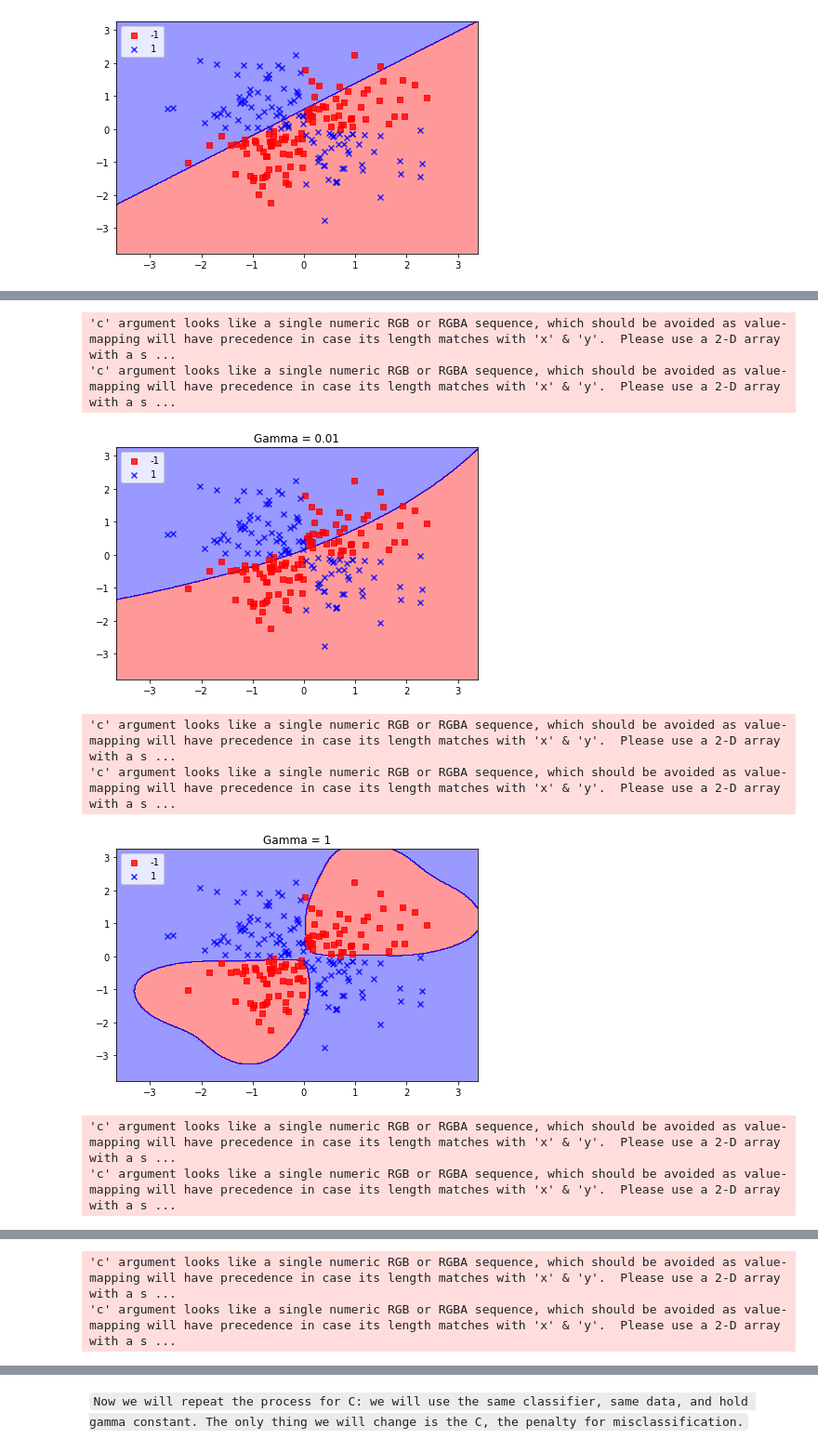
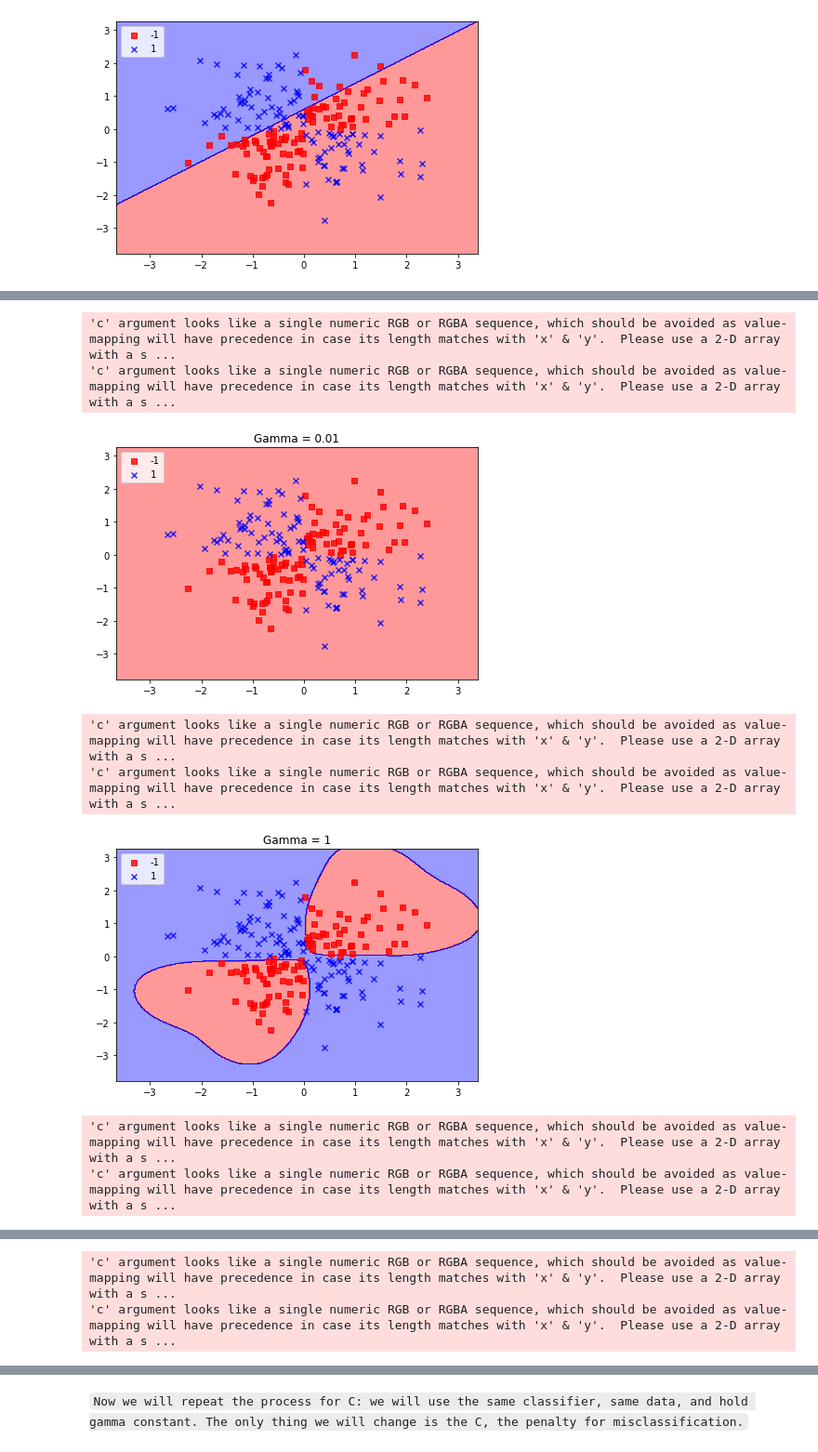
Before and after one commit to Mohamed209/machine-learning-course, a Jupyter notebook: Chapter_4_supervised_learning/3_support-vector-machine/2_example_with_python_code/SVM_parameters_tuning.ipynb, the cells around one changed output, grey strips where cells are left out. Shown at 93% size. Cells and saved outputs as stored; diff of their text form; code cells hidden in the pictures.

```diff
--- a/Chapter_4_supervised_learning/3_support-vector-machine/2_example_with_python_code/SVM_parameters_tuning.ipynb
+++ b/Chapter_4_supervised_learning/3_support-vector-machine/2_example_with_python_code/SVM_parameters_tuning.ipynb
@@ -101,7 +102,7 @@ plt.show()
 <img src='../../../images/rbf.png'>
 # %%
 # Create a SVC classifier using an RBF kernel
-svm = SVC(kernel='rbf', random_state=0, gamma=.01, C=1)
+svm = SVC(kernel='rbf', random_state=0, gamma=.000001, C=1)
 # Train the classifier
 svm.fit(X_xor, y_xor)
 
@@ -120,34 +121,34 @@ svm.fit(X_xor, y_xor)
 plot_decision_regions(X_xor, y_xor, classifier=svm)
 plt.legend(loc='upper left')
 plt.tight_layout()
 plt.title('Gamma = 1')
 plt.show()
 # Create a SVC classifier using an RBF kernel
 svm = SVC(kernel='rbf', random_state=0, gamma=10, C=1)
 # Train the classifier
 svm.fit(X_xor, y_xor)
 
 # Visualize the decision boundaries
 plot_decision_regions(X_xor, y_xor, classifier=svm)
 plt.legend(loc='upper left')
 plt.tight_layout()
 plt.title('Gamma = 10')
 plt.show()
 # Create a SVC classifier using an RBF kernel
 svm = SVC(kernel='rbf', random_state=0, gamma=100, C=1)
 # Train the classifier
 svm.fit(X_xor, y_xor)
 
 # Visualize the decision boundaries
 plot_decision_regions(X_xor, y_xor, classifier=svm)
 plt.legend(loc='upper left')
 plt.tight_layout()
 plt.title('Gamma = 100')
 plt.show()
 # %% [output]
 'c' argument looks like a single numeric RGB or RGBA sequence, which should be avoided as value-mapping will have precedence in case its length matches with 'x' & 'y'.  Please use a 2-D array with a s ...
 'c' argument looks like a single numeric RGB or RGBA sequence, which should be avoided as value-mapping will have precedence in case its length matches with 'x' & 'y'.  Please use a 2-D array with a s ...
-[figure, old version]
+[figure, new version]
 'c' argument looks like a single numeric RGB or RGBA sequence, which should be avoided as value-mapping will have precedence in case its length matches with 'x' & 'y'.  Please use a 2-D array with a s ...
 'c' argument looks like a single numeric RGB or RGBA sequence, which should be avoided as value-mapping will have precedence in case its length matches with 'x' & 'y'.  Please use a 2-D array with a s ...
 [figure]
```
Also changed, not shown: parts of 3 cells of this notebook, 1 other file.
